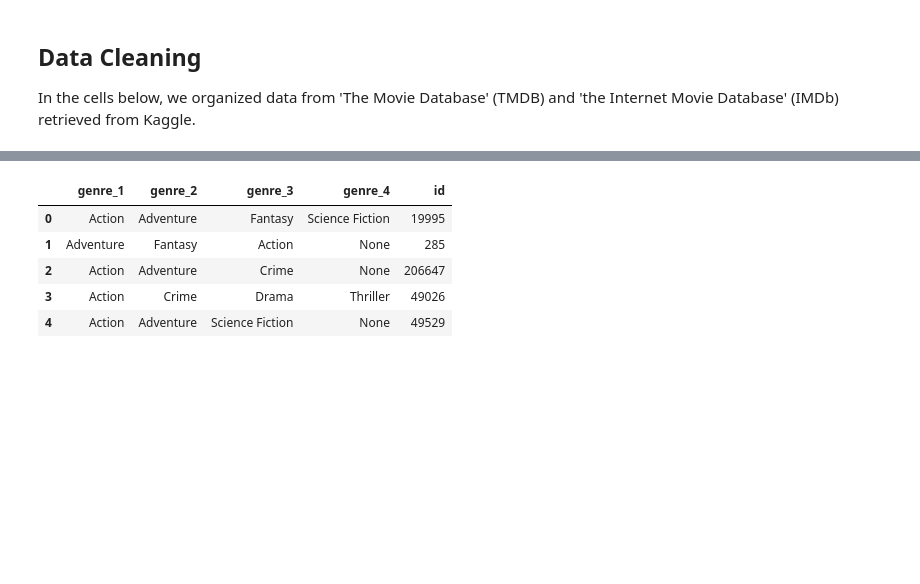
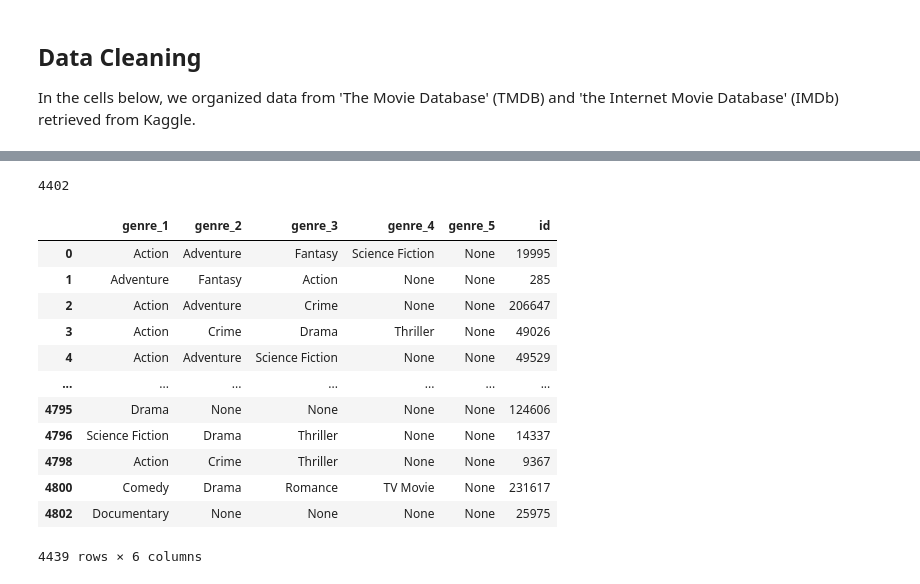
Before and after one commit to aidasarin/as3764_INFO2950_Project, a Jupyter notebook: phase2/phase2.ipynb, the cells around one changed output, grey strips where cells are left out. Drawn from its saved outputs; the diff is of its cells as text; code cells hidden in the pictures; blank space fills up the shorter version.

```diff
--- a/phase2/phase2.ipynb
+++ b/phase2/phase2.ipynb
@@ -58,4 +65,8 @@ combined_data.head()
 | 2 | 206647 | Spectre | 148.0 | [{"id": 28, "name": "Action"}, {"... | [{"name": "Columbia Pictures", "i... | 2015-10-26 | 107.376788 | ... |
 | 3 | 49026 | The Dark Knight Rises | 165.0 | [{"id": 28, "name": "Action"}, {"... | [{"name": "Legendary Pictures", "... | 2012-07-16 | 112.312950 | ... |
 | 4 | 49529 | John Carter | 132.0 | [{"id": 28, "name": "Action"}, {"... | [{"name": "Walt Disney Pictures",... | 2012-03-07 | 43.926995 | ... |
+# %%
+# now we want to get rid of the movies that don't include any information about what genres they belong to
+# movies with no genres have nothing between the brackets in the "genres" column, so we will replace the empty brackets with the NaN values
+combined_data.replace('[]', np.nan, inplace=True)
 # %%
@@ -67,3 +90,0 @@ combined_data['genres'].count()
-# %%
-combined_data['genres'] = combined_data['genres'].map(lambda x: x.lstrip('[{').rstrip('}]'))
-combined_data.replace('', None)
@@ -118,6 +91,6 @@ separated
 # %%
-# the "genres" column includes up to 4 genres one movie can belong to, so we want to have 4 columns for genres of each movie
-new = combined_data["genres"].str.split(",", n = 7, expand = True)
-new.columns = ["1", "genre_1", "2", "genre_2", "3", "genre_3", "4", "genre_4"]
+# the "genres" column includes up to 6 genres one movie can be affiliated with, so we want to create 6 columns corresponding to genres of each movie
+new = combined_data["genres"].str.split(",", n=11, expand = True)
+new.columns = ["1", "genre_1", "2", "genre_2", "3", "genre_3", "4", "genre_4", "5", "genre_5", "6", "genre_6"]
 new.head()
 # %% [output]
@@ -130,18 +103,37 @@ new.head()
+# %%
+# we want to check how many movies actually might have all 6 genres they fall into
+#since only 100 movies have a 6th genre, there is no pressing need to include it in our future analysis
+new["genre_6"].isna().sum()
+# %% [output]
+4402
 # %%
-# cleaning the string values within genres from unnecessary characters
-new = new[ [ 'genre_1', 'genre_2', 'genre_3', 'genre_4'] ]
-new["genre_1"] = new["genre_1"].str.replace('name', '').str.lstrip('": "').str.rstrip('"}]')
-new["genre_2"] = new["genre_2"].str.replace('name', '').str.lstrip('": "').str.rstrip('"}]')
-new["genre_3"] = new["genre_3"].str.replace('name', '').str.lstrip('": "').str.rstrip('"}]')
-new["genre_4"] = new["genre_4"].str.replace('name', '').str.lstrip('": "').str.rstrip('"}]')
+# since the data lists a movie's genres based on importance in descending order, we will only keep information about the first 5 genres
+new = new[ [ 'genre_1', 'genre_2', 'genre_3', 'genre_4', 'genre_5'] ]
+
+# now we can clean the string values within genres from unnecessary characters
+new["genre_1"] = new["genre_1"].str.replace('name', '').str.lstrip(': "').str.rstrip('"}]').str.rstrip('"}')
+new["genre_2"] = new["genre_2"].str.replace('name', '').str.lstrip(': "').str.rstrip('"}]').str.rstrip('"}')
+new["genre_3"] = new["genre_3"].str.replace('name', '').str.lstrip(': "').str.rstrip('"}]').str.rstrip('"}')
+new["genre_4"] = new["genre_4"].str.replace('name', '').str.lstrip(': "').str.rstrip('"}]').str.rstrip('"}')
+new["genre_5"] = new["genre_5"].str.replace('name', '').str.lstrip(': "').str.rstrip('"}]').str.rstrip('"}')
+new["genre_5"] = new["genre_5"].str.replace('name', '').str.lstrip(': "').str.rstrip('"}]')
+
+#we create a new dataframe that has the genres columns and add modie id to it for future merging
 movie_id = combined_data["id"]
 new = new.join(movie_id)
-new.head()
+new
 # %% [output]
-|  | genre_1 | genre_2 | genre_3 | genre_4 | id |
-| 0 | Action | Adventure | Fantasy | Science Fiction | 19995 |
-| 1 | Adventure | Fantasy | Action | None | 285 |
-| 2 | Action | Adventure | Crime | None | 206647 |
-| 3 | Action | Crime | Drama | Thriller | 49026 |
-| 4 | Action | Adventure | Science Fiction | None | 49529 |
+|  | genre_1 | genre_2 | genre_3 | genre_4 | genre_5 | id |
+| 0 | Action | Adventure | Fantasy | Science Fiction | None | 19995 |
+| 1 | Adventure | Fantasy | Action | None | None | 285 |
+| 2 | Action | Adventure | Crime | None | None | 206647 |
+| 3 | Action | Crime | Drama | Thriller | None | 49026 |
+| 4 | Action | Adventure | Science Fiction | None | None | 49529 |
+| ... | ... | ... | ... | ... | ... | ... |
+| 4795 | Drama | None | None | None | None | 124606 |
+| 4796 | Science Fiction | Drama | Thriller | None | None | 14337 |
+| 4798 | Action | Crime | Thriller | None | None | 9367 |
+| 4800 | Comedy | Drama | Romance | TV Movie | None | 231617 |
+| 4802 | Documentary | None | None | None | None | 25975 |
+4439 rows × 6 columns
 # %%
```
Also changed, not shown: parts of 50 cells of this notebook, 1 other file.
